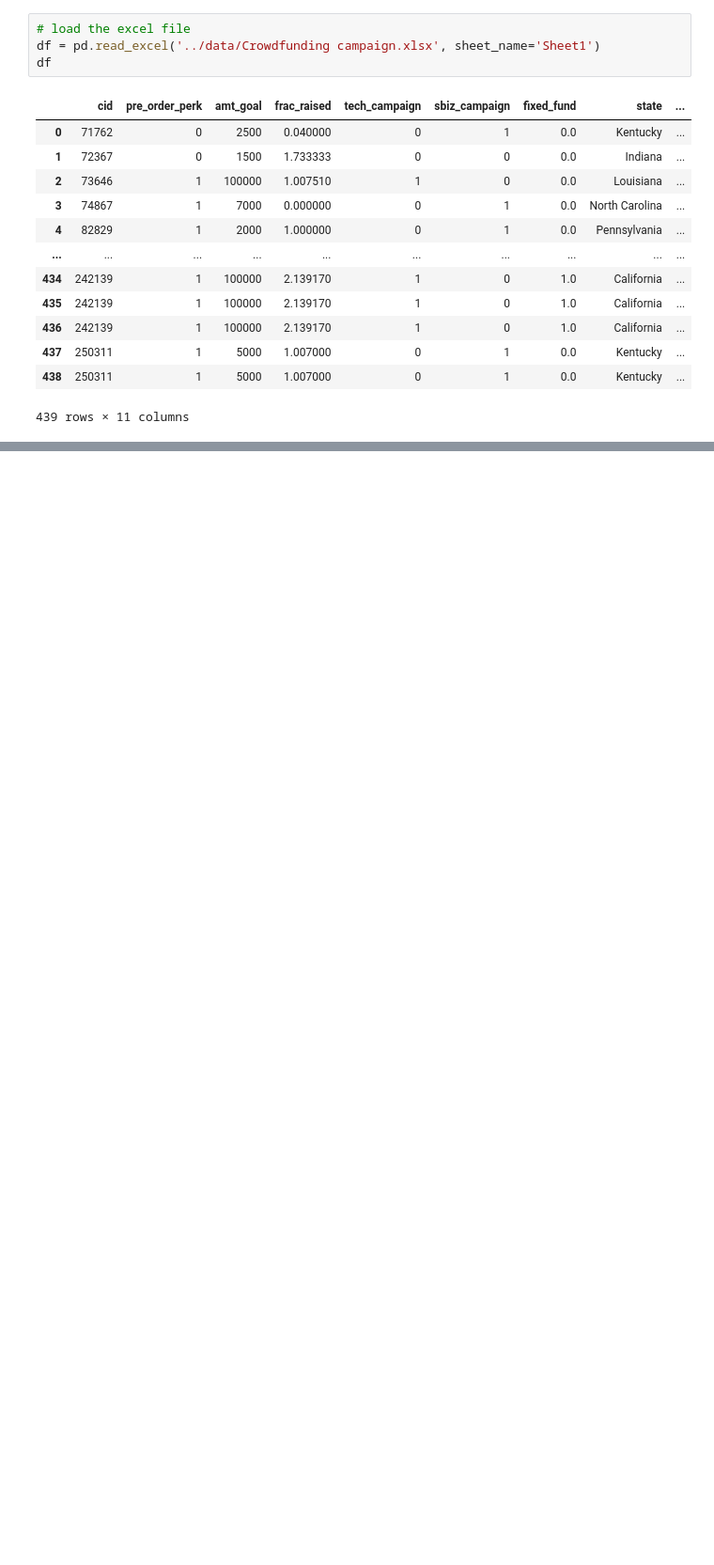
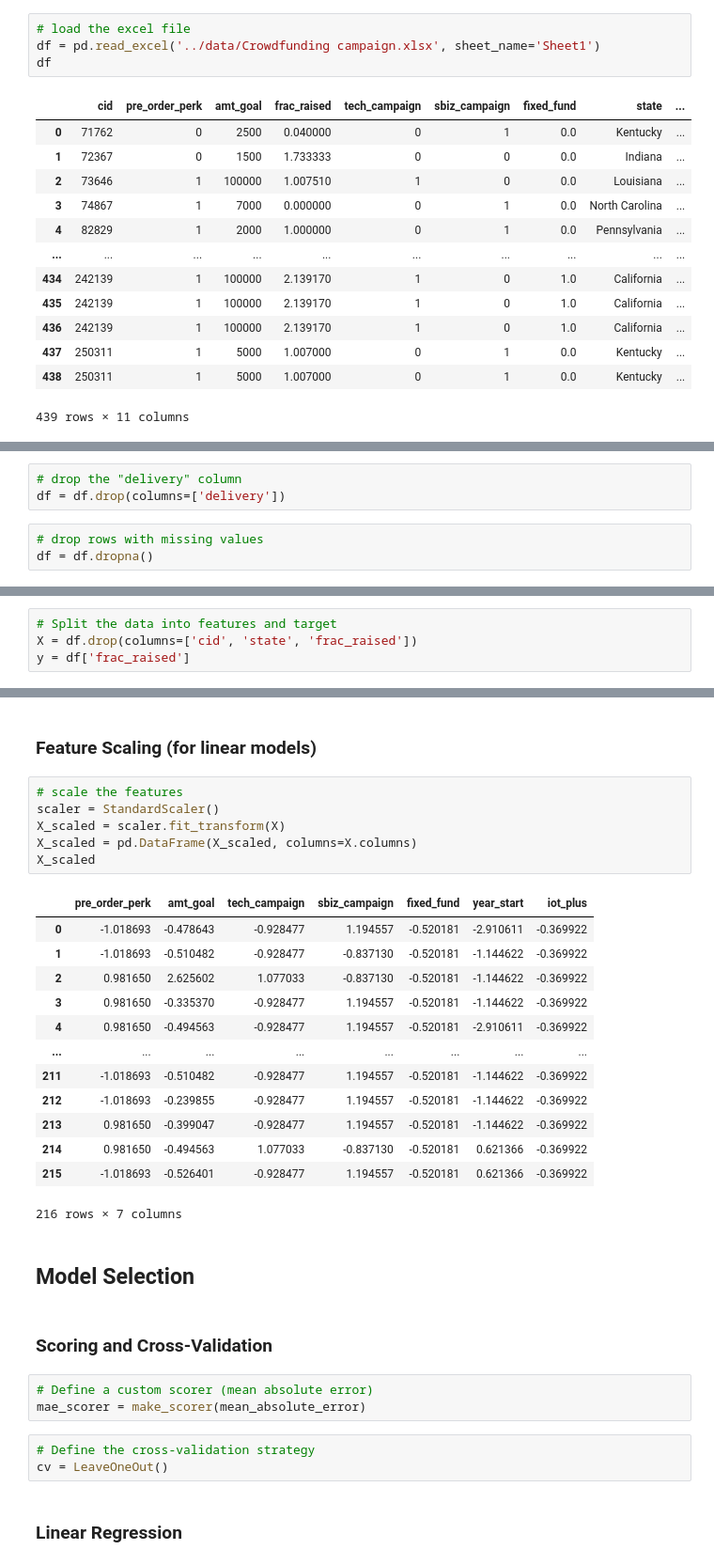
Before and after one commit to itsGarrin/crowdfunding-success-prediction, a Jupyter notebook: notebook/crowdfunding-success-prediction.ipynb, the cells around one changed output, grey strips where cells are left out. Shown at 94% size. Saved outputs shown, nothing was run; the diff lists cells and outputs as text; blank space fills up the shorter version.

Commit message:
finished a basic linreg + rf model

```diff
--- a/notebook/crowdfunding-success-prediction.ipynb
+++ b/notebook/crowdfunding-success-prediction.ipynb
@@ -29,0 +88,6 @@ df
+# %%
+# drop the "delivery" column
+df = df.drop(columns=['delivery'])
+# %%
+# drop rows with missing values
+df = df.dropna()
@@ -29,0 +111,4 @@ df
+# %%
+# Split the data into features and target
+X = df.drop(columns=['cid', 'state', 'frac_raised'])
+y = df['frac_raised']
@@ -29,0 +137,34 @@ df
+# %% [markdown]
+### Feature Scaling (for linear models)
+# %%
+# scale the features
+scaler = StandardScaler()
+X_scaled = scaler.fit_transform(X)
+X_scaled = pd.DataFrame(X_scaled, columns=X.columns)
+X_scaled
+# %% [output]
+|  | pre_order_perk | amt_goal | tech_campaign | sbiz_campaign | fixed_fund | year_start | iot_plus |
+| 0 | -1.018693 | -0.478643 | -0.928477 | 1.194557 | -0.520181 | -2.910611 | -0.369922 |
+| 1 | -1.018693 | -0.510482 | -0.928477 | -0.837130 | -0.520181 | -1.144622 | -0.369922 |
+| 2 | 0.981650 | 2.625602 | 1.077033 | -0.837130 | -0.520181 | -1.144622 | -0.369922 |
+| 3 | 0.981650 | -0.335370 | -0.928477 | 1.194557 | -0.520181 | -1.144622 | -0.369922 |
+| 4 | 0.981650 | -0.494563 | -0.928477 | 1.194557 | -0.520181 | -2.910611 | -0.369922 |
+| ... | ... | ... | ... | ... | ... | ... | ... |
+| 211 | -1.018693 | -0.510482 | -0.928477 | 1.194557 | -0.520181 | -1.144622 | -0.369922 |
+| 212 | -1.018693 | -0.239855 | -0.928477 | 1.194557 | -0.520181 | -1.144622 | -0.369922 |
+| 213 | 0.981650 | -0.399047 | -0.928477 | 1.194557 | -0.520181 | -1.144622 | -0.369922 |
+| 214 | 0.981650 | -0.494563 | 1.077033 | -0.837130 | -0.520181 | 0.621366 | -0.369922 |
+| 215 | -1.018693 | -0.526401 | -0.928477 | 1.194557 | -0.520181 | 0.621366 | -0.369922 |
+216 rows × 7 columns
+# %% [markdown]
+## Model Selection
+# %% [markdown]
+### Scoring and Cross-Validation
+# %%
+# Define a custom scorer (mean absolute error)
+mae_scorer = make_scorer(mean_absolute_error)
+# %%
+# Define the cross-validation strategy
+cv = LeaveOneOut()
+# %% [markdown]
+### Linear Regression
```
Also changed, not shown: parts of 17 cells of this notebook.
